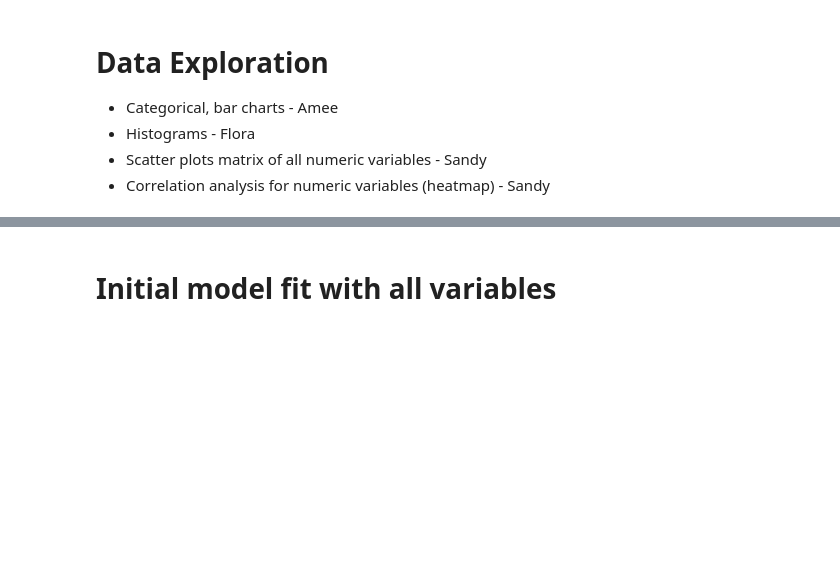
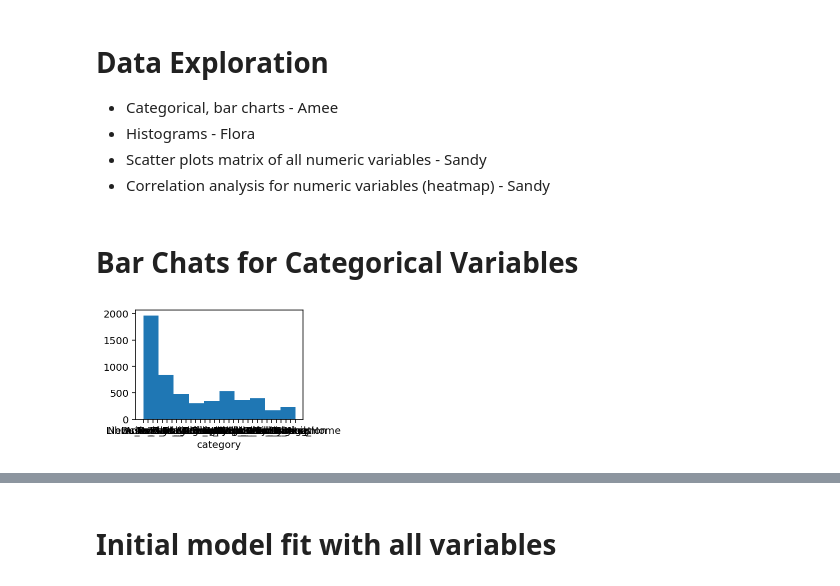
Before and after one commit to flomch/linear-regression-final-project, a Jupyter notebook: analysis.ipynb, the cells around one changed output, grey strips where cells are left out. Cells and saved outputs as stored; diff of their text form; code cells hidden in the pictures; blank space fills up the shorter version.

Commit message:
finished bar charts and started checking assumptions

```diff
--- a/analysis.ipynb
+++ b/analysis.ipynb
@@ -28,3 +34,13 @@ df.head()
 * Histograms - Flora
 * Scatter plots matrix of all numeric variables - Sandy
 * Correlation analysis for numeric variables (heatmap)  - Sandy
+# %% [markdown]
+# Bar Chats for Categorical Variables
+# %%
+# Category
+fig, ax = plt.subplots(figsize=(3,2))
+ax.hist(df['category'])
+ax.set_xlabel("category")
+plt.show()
+# %% [output]
+[figure, added]
```
Also changed, not shown: parts of 12 cells of this notebook.
